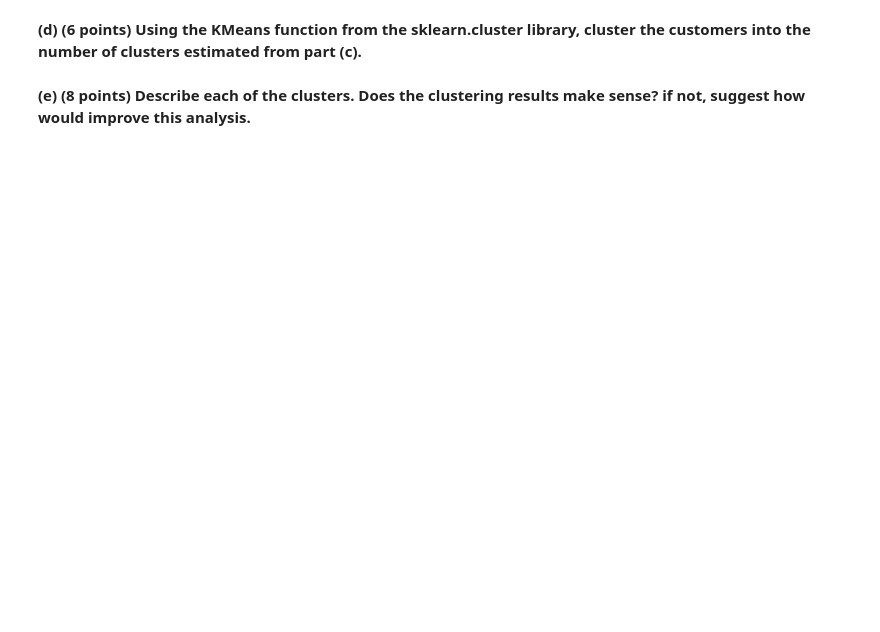
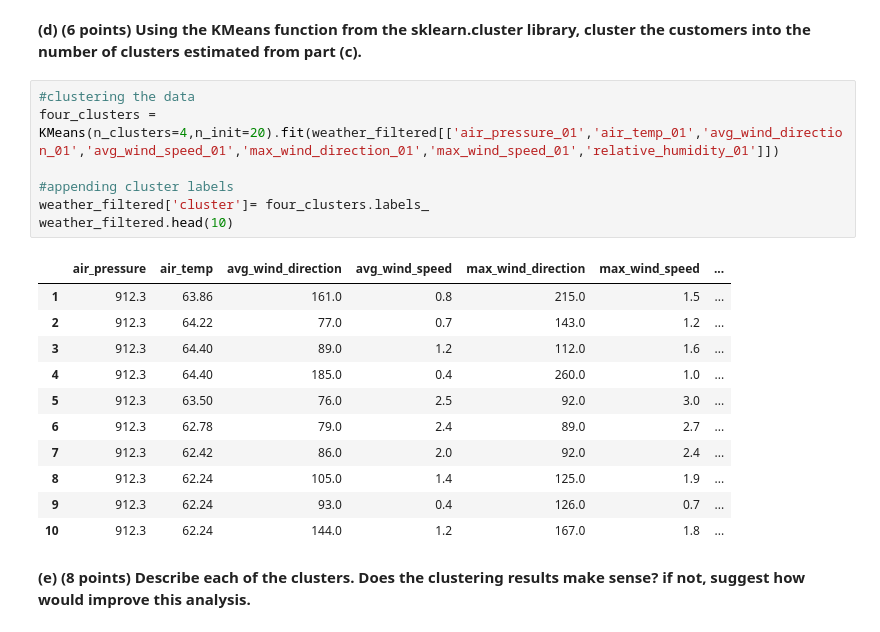
Before and after one commit to craigshaf50/DATA-445, a Jupyter notebook: Exams/Exam2/Exam2_Q1.ipynb, the cells around one changed output. Saved outputs shown, nothing was run; the diff lists cells and outputs as text; blank space fills up the shorter version.

```diff
--- a/Exams/Exam2/Exam2_Q1.ipynb
+++ b/Exams/Exam2/Exam2_Q1.ipynb
@@ -9,4 +114,23 @@
 # %% [markdown]
 **(d) (6 points) Using the KMeans function from the sklearn.cluster library, cluster the customers into the number of clusters estimated from part (c).**
+# %%
+#clustering the data
+four_clusters = KMeans(n_clusters=4,n_init=20).fit(weather_filtered[['air_pressure_01','air_temp_01','avg_wind_direction_01','avg_wind_speed_01','max_wind_direction_01','max_wind_speed_01','relative_humidity_01']])
+
+#appending cluster labels
+weather_filtered['cluster']= four_clusters.labels_
+weather_filtered.head(10)
+# %% [output]
+|  | air_pressure | air_temp | avg_wind_direction | avg_wind_speed | max_wind_direction | max_wind_speed | ... |
+| 1 | 912.3 | 63.86 | 161.0 | 0.8 | 215.0 | 1.5 | ... |
+| 2 | 912.3 | 64.22 | 77.0 | 0.7 | 143.0 | 1.2 | ... |
+| 3 | 912.3 | 64.40 | 89.0 | 1.2 | 112.0 | 1.6 | ... |
+| 4 | 912.3 | 64.40 | 185.0 | 0.4 | 260.0 | 1.0 | ... |
+| 5 | 912.3 | 63.50 | 76.0 | 2.5 | 92.0 | 3.0 | ... |
+| 6 | 912.3 | 62.78 | 79.0 | 2.4 | 89.0 | 2.7 | ... |
+| 7 | 912.3 | 62.42 | 86.0 | 2.0 | 92.0 | 2.4 | ... |
+| 8 | 912.3 | 62.24 | 105.0 | 1.4 | 125.0 | 1.9 | ... |
+| 9 | 912.3 | 62.24 | 93.0 | 0.4 | 126.0 | 0.7 | ... |
+| 10 | 912.3 | 62.24 | 144.0 | 1.2 | 167.0 | 1.8 | ... |
 # %% [markdown]
 **(e) (8 points) Describe each of the clusters. Does the clustering results make sense? if not, suggest how would improve this analysis.**
```
Also changed, not shown: parts of 14 cells of this notebook.
